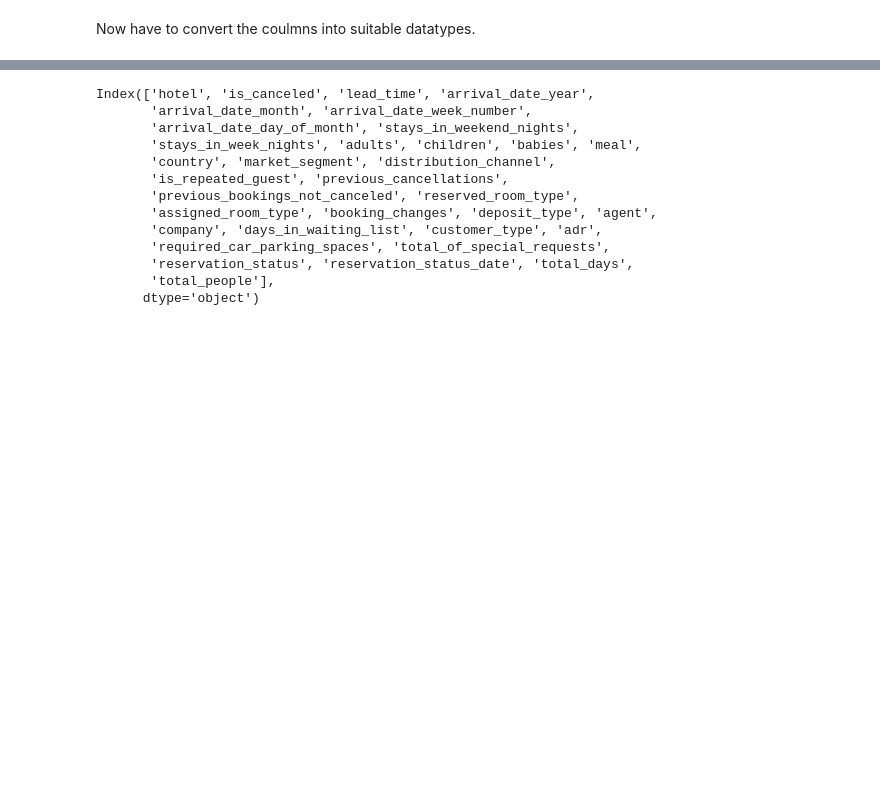
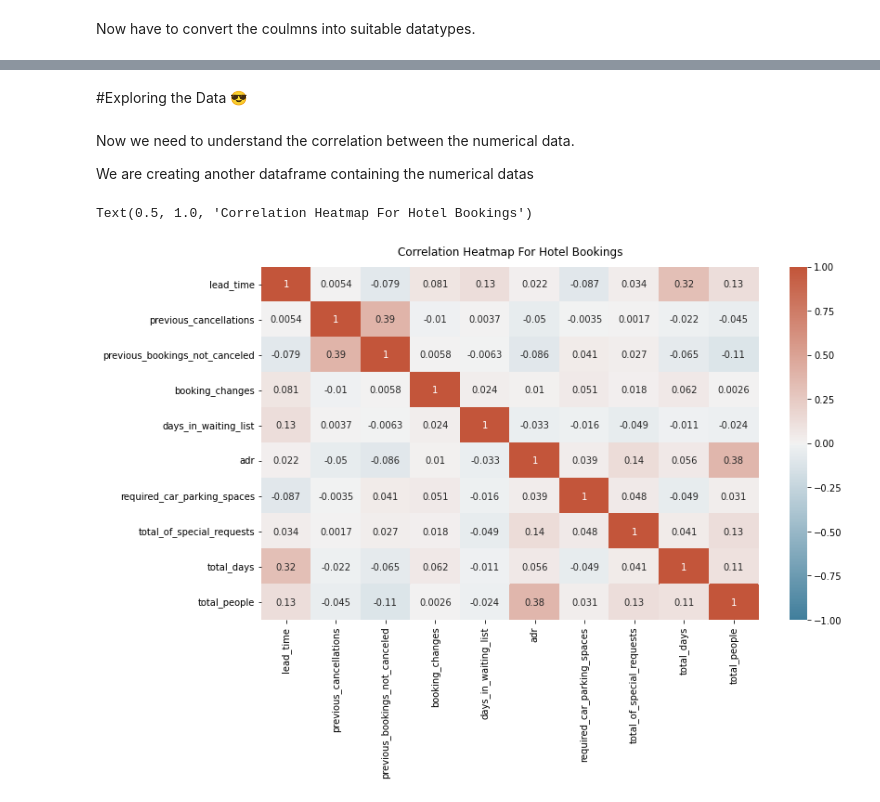
Before and after one commit to gauravmalakar08/Hotel-Booking-Analysis, a Jupyter notebook: Hotel_Booking_Analysis_Capstone_Project.ipynb, the cells around one changed output, grey strips where cells are left out. Drawn from its saved outputs; the diff is of its cells as text; code cells hidden in the pictures; blank space fills up the shorter version.

```diff
--- a/Hotel_Booking_Analysis_Capstone_Project.ipynb
+++ b/Hotel_Booking_Analysis_Capstone_Project.ipynb
@@ -218,19 +221,21 @@ df1['total_days'] = df1['stays_in_weekend_nights']+df1['stays_in_week_nights']
 # %%
 # Also, Adding total people num as column, i.e. total people num = num of adults + children + babies
 df1['total_people'] = df1['adults']+df1['children']+df1['babies']
-# %%
-df1.columns
-# %% [output]
-Index(['hotel', 'is_canceled', 'lead_time', 'arrival_date_year',
-       'arrival_date_month', 'arrival_date_week_number',
-       'arrival_date_day_of_month', 'stays_in_weekend_nights',
-       'stays_in_week_nights', 'adults', 'children', 'babies', 'meal',
-       'country', 'market_segment', 'distribution_channel',
-       'is_repeated_guest', 'previous_cancellations',
-       'previous_bookings_not_canceled', 'reserved_room_type',
-       'assigned_room_type', 'booking_changes', 'deposit_type', 'agent',
-       'company', 'days_in_waiting_list', 'customer_type', 'adr',
-       'required_car_parking_spaces', 'total_of_special_requests',
-       'reservation_status', 'reservation_status_date', 'total_days',
-       'total_people'],
-      dtype='object')
+# %% [markdown]
+#Exploring the Data 😎
+# %% [markdown]
+Now we need to understand the correlation between the numerical data.
+
+We are creating another dataframe containing the numerical datas
+# %%
+cor_df1 = df1[['lead_time','previous_cancellations','previous_bookings_not_canceled','booking_changes','days_in_waiting_list','adr','required_car_parking_spaces','total_of_special_requests','total_days','total_people']]
+corr_mat = cor_df1.corr()
+# %%
+#plotting a correlation heatmap using the matrix
+plt.figure(figsize=(12, 7))
+cmap = sns.diverging_palette(230, 20, as_cmap=True)
+heatmap = sns.heatmap(corr_mat, cmap=cmap, vmin=-1, vmax=1, annot=True)
+heatmap.set_title('Correlation Heatmap For Hotel Bookings', fontdict={'fontsize':12}, pad=12)
+# %% [output]
+Text(0.5, 1.0, 'Correlation Heatmap For Hotel Bookings')
+[figure, added]
```
Also changed, not shown: parts of 56 cells of this notebook.
